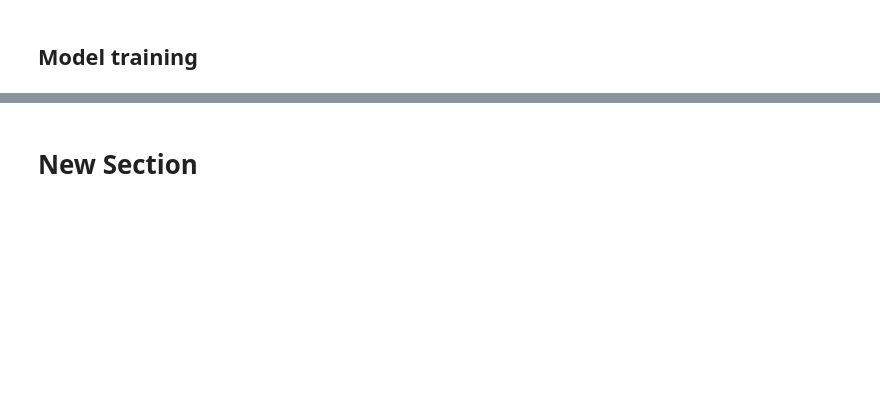
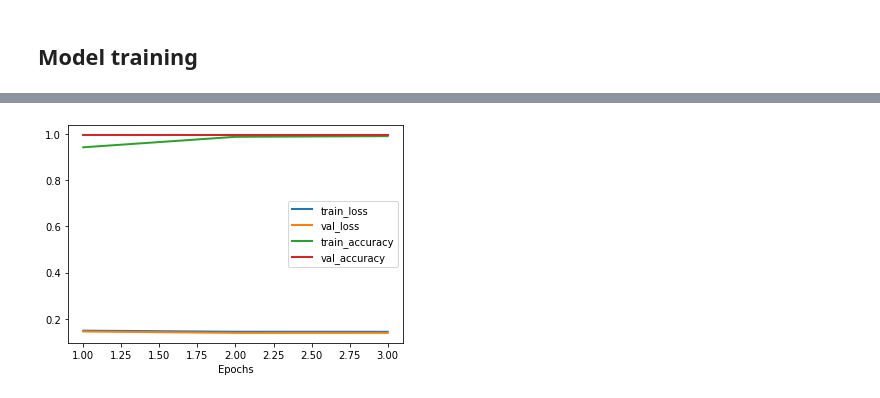
Before and after one commit to rickqiu/deep-learning, a Jupyter notebook: Tensorflow2_BIRT.ipynb, the cells around one changed output, grey strips where cells are left out. Cells and saved outputs as stored; diff of their text form; code cells hidden in the pictures; blank space fills up the shorter version.

```diff
--- a/Tensorflow2_BIRT.ipynb
+++ b/Tensorflow2_BIRT.ipynb
@@ -196,21 +199,12 @@ model.compile(optimizer=opt,
               loss='binary_crossentropy',
               metrics=['accuracy'])
 
-checkpointer = ModelCheckpoint(filepath="nlp_model.h5",
-                               verbose=0,
-                               save_best_only=True)
-
-tensorboard = TensorBoard(log_dir='logs',
-                          histogram_freq=0,
-                          write_graph=True,
-                          write_images=True)
-
 history = model.fit(X_train, y_train,
                     epochs=epochs,
                     batch_size=batch_size,
                     validation_split=0.2,
                     shuffle=True,
-                    verbose = 1,
-                    callbacks=[checkpointer, tensorboard])
+                    verbose = 1)
+model.save('nlp_model.h5')
 # %% [output]
 Epoch 1/3
@@ -219,2 +216,11 @@ KeyboardInterrupt: ignored
-# %% [markdown]
-# New Section
+# %%
+x = np.arange(1,4)
+plt.xlabel('Epochs')
+plt.plot(x, history.history["loss"], linewidth=2., label="train_loss")
+plt.plot(x, history.history["val_loss"], linewidth=2., label="val_loss")
+plt.plot(x, history.history["accuracy"], linewidth=2., label="train_accuracy")
+plt.plot(x, history.history["val_accuracy"], linewidth=2., label="val_accuracy")
+plt.legend()
+plt.show()
+# %% [output]
+[figure, added]
```
Also changed, not shown: parts of 6 cells of this notebook.
